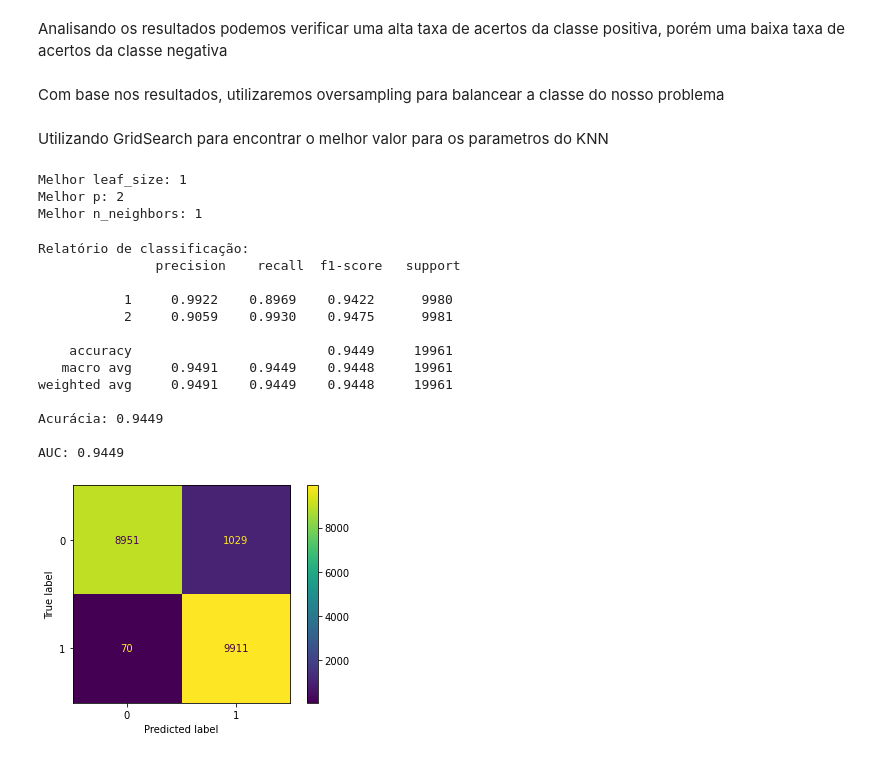
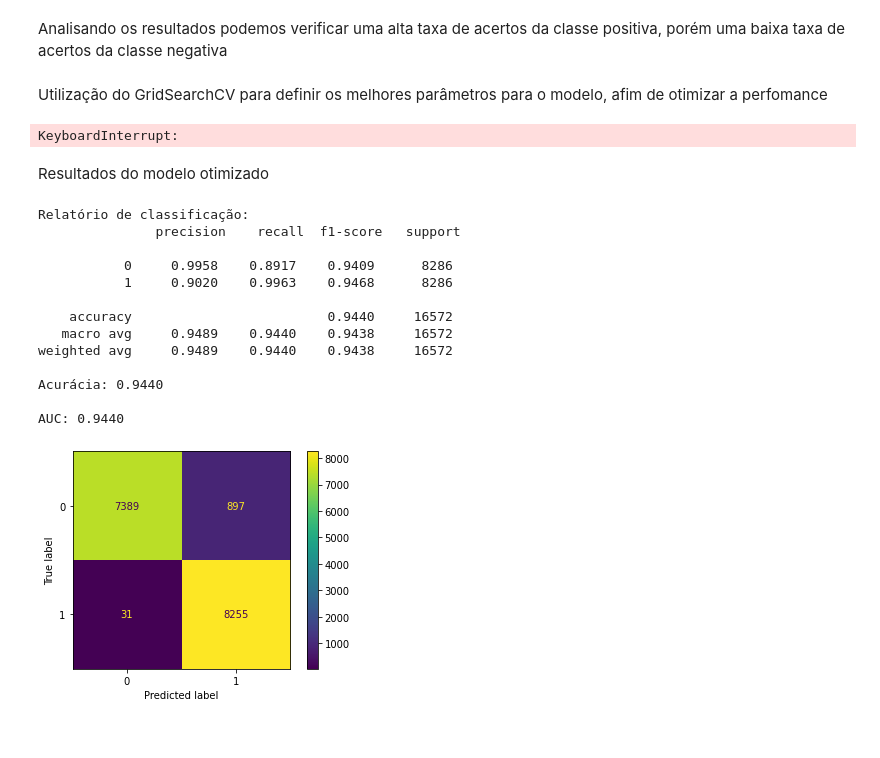
Before and after one commit to NickolasCrema/TB2_DATASCIENCE, a Jupyter notebook: dados.ipynb, the cells around one changed output. Saved outputs shown, nothing was run; the diff lists cells and outputs as text; code cells hidden in the pictures.

```diff
--- a/dados.ipynb
+++ b/dados.ipynb
@@ -138,0 +287,5 @@ df
+# %%
+df.drop(['number_of_contacts_performed_during_campaign'], axis=1, inplace=True)
+# %%
+df= df[df['balance'] > 0]
+df
@@ -146,12 +313,8 @@ sns.countplot(x= 'has_subscribed', data=df)
 # %% [markdown]
 Coletando os dados de treino e teste
 # %%
-x = df.drop(['has_subscribed'], axis= 1)
+x = df.drop('has_subscribed', axis= 1)
 y = df['has_subscribed']
-
-scaler = MinMaxScaler()
-x = pd.DataFrame(scaler.fit_transform(x))
-x.columns = df.columns[:2]
 
 x_train, x_test, y_train, y_test = train_test_split(x, y, stratify=y, shuffle=True)
 y_train = y_train.astype(int)
@@ -285,45 +446,46 @@ AUC: 0.9458
 # %% [markdown]
 Analisando os resultados podemos verificar uma alta taxa de acertos da classe positiva, porém uma baixa taxa de acertos da classe negativa
-# %% [markdown]
-Com base nos resultados, utilizaremos oversampling para balancear a classe do nosso problema
-# %% [markdown]
-Utilizando GridSearch para encontrar o melhor valor para os parametros do KNN
+# %% [markdown]
+Utilização do GridSearchCV para definir os melhores parâmetros para o modelo, afim de otimizar a perfomance
 # %%
+#List Hyperparameters to tune
 leaf_size = list(range(1,50))
 n_neighbors = list(range(1,30))
 p=[1,2]
-parameters = dict(leaf_size=leaf_size, n_neighbors=n_neighbors, p=p)
-
+#convert to dictionary
+parameters = dict(leaf_size=leaf_size, p=p, n_neighbors=n_neighbors)
+#Making model
 gscv = GridSearchCV(knn, parameters, cv=10)
 model = gscv.fit(x_ros_train, y_ros_train)
-
+#Best Hyperparameters Value
 print('Melhor leaf_size:', model.best_estimator_.get_params()['leaf_size'])
 print('Melhor p:', model.best_estimator_.get_params()['p'])
 print('Melhor n_neighbors:', model.best_estimator_.get_params()['n_neighbors'])
-
-y_gscv_pred = model.predict(x_ros_test)
-y_gscv_proba = model.predict_proba(x_ros_test)[:,1]
+#Predict testing set
+y_ros_pred = model.predict(x_ros_test)
+#Check performance using accuracy
+y_ros_proba = model.predict_proba(x_ros_test)[:,1]
 # %% [output]
-Melhor leaf_size: 1
-Melhor p: 2
-Melhor n_neighbors: 1
+KeyboardInterrupt:
+# %% [markdown]
+Resultados do modelo otimizado
 # %%
-ConfusionMatrixDisplay(confusion_matrix=confusion_matrix(y_ros_test, y_gscv_pred)).plot()
-print('Relatório de classificação: \n', classification_report(y_ros_test, y_gscv_pred, digits=4))
-print('Acurácia: {:.4f}\n'.format(accuracy_score(y_ros_test, y_gscv_pred)))
-print("AUC: {:.4f}\n".format(roc_auc_score(y_ros_test, y_gscv_proba)))
+ConfusionMatrixDisplay(confusion_matrix=confusion_matrix(y_ros_test, y_ros_pred)).plot()
+print('Relatório de classificação: \n', classification_report(y_ros_test, y_ros_pred, digits=4))
+print('Acurácia: {:.4f}\n'.format(accuracy_score(y_ros_test, y_ros_pred)))
+print("AUC: {:.4f}\n".format(roc_auc_score(y_ros_test, y_ros_proba)))
 # %% [output]
 Relatório de classificação:
                precision    recall  f1-score   support
 
-           1     0.9922    0.8969    0.9422      9980
-           2     0.9059    0.9930    0.9475      9981
+           0     0.9958    0.8917    0.9409      8286
+           1     0.9020    0.9963    0.9468      8286
 
-    accuracy                         0.9449     19961
-   macro avg     0.9491    0.9449    0.9448     19961
-weighted avg     0.9491    0.9449    0.9448     19961
+    accuracy                         0.9440     16572
+   macro avg     0.9489    0.9440    0.9438     16572
+weighted avg     0.9489    0.9440    0.9438     16572
 
-Acurácia: 0.9449
+Acurácia: 0.9440
 
-AUC: 0.9449
+AUC: 0.9440
-[figure, old version]
+[figure, new version]
```
Also changed, not shown: parts of 66 cells of this notebook.
